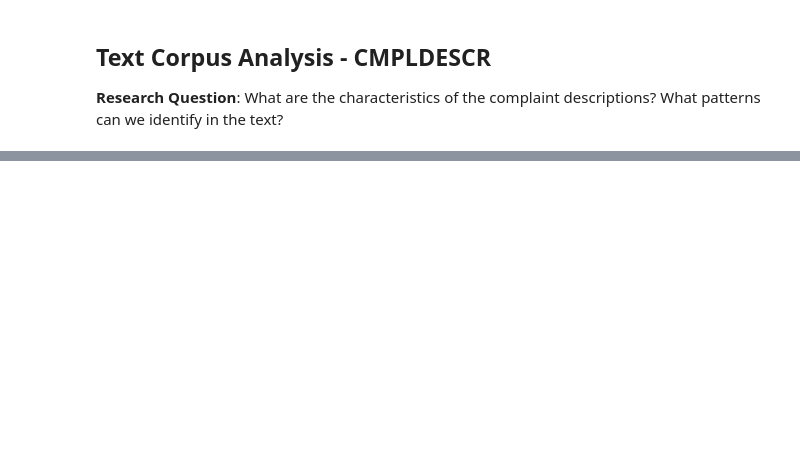
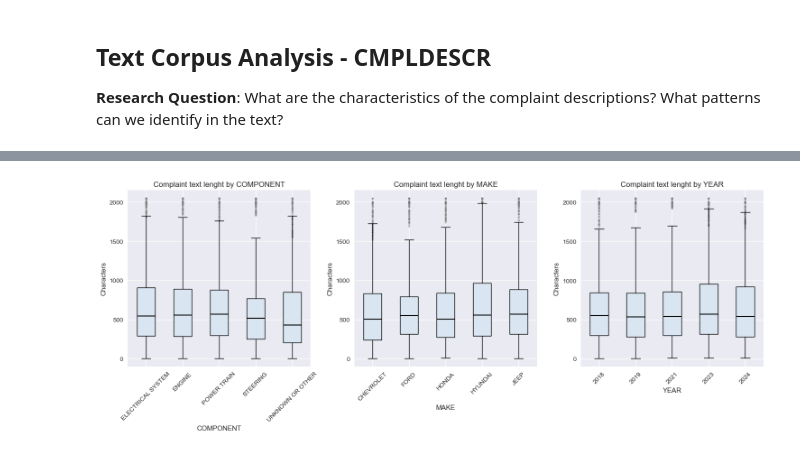
Before and after one commit to erikmoralestec/proyecto-integrador-grafos-de-conocimiento-llm, a Jupyter notebook: notebooks/01_EDA_UserComplaints.ipynb, the cells around one changed output, grey strips where cells are left out. Cells and saved outputs as stored; diff of their text form; code cells hidden in the pictures; blank space fills up the shorter version.

```diff
--- a/notebooks/01_EDA_UserComplaints.ipynb
+++ b/notebooks/01_EDA_UserComplaints.ipynb
@@ -342,3 +423,7 @@ Name: count, dtype: int64
 ## Test: Correlation Analysis with Categorical Variables
 
 **Test Question**: Can we include descriptive variables in correlation analysis by encoding them numerically?
+# %%
+cat_cols = df.select_dtypes(include=['object', 'category']).columns
+for c in cat_cols:
+    print(f"{c}: {df[c].nunique()} valores únicos")
@@ -619 +749,79 @@ Top 20 Most Common Words:
 [figure]
+# %%
+TEXT_COL = next((c for c in ['CMPLDESCR','CDESCR','DESCRIPTION'] if c in df.columns), None)
+if TEXT_COL is None:
+    print("⚠️ No se encontró columna de texto (CMPLDESCR/CDESCR/DESCRIPTION).")
+else:
+    print("\n" + "-"*40)
+    print("TEXT PATTERNS BY VARIABLES")
+    print("-"*40)
+
+    # Subconjunto con texto no nulo
+    text_df = df[df[TEXT_COL].notna()].copy()
+
+    # Asegurar string
+    text_df[TEXT_COL] = text_df[TEXT_COL].astype(str)
+
+    # Métricas de texto
+    text_df['TEXT_LENGTH'] = text_df[TEXT_COL].str.len()
+    text_df['WORD_COUNT']  = text_df[TEXT_COL].str.split().str.len()
+
+    # Variables categóricas clave (si existen)
+    key_vars = ['COMPONENT', 'MAKE', 'YEAR']
+    available_vars = [v for v in key_vars if v in text_df.columns]
+
+    if available_vars:
+        fig, axes = plt.subplots(1, len(available_vars), figsize=(5*len(available_vars), 6))
+        if len(available_vars) == 1:
+            axes = [axes]
+
+        for i, var in enumerate(available_vars):
+            top = text_df[var].value_counts().head(5).index
+            subset = text_df[text_df[var].isin(top)]
+
+            subset.boxplot(
+                column='TEXT_LENGTH', by=var, ax=axes[i],
+                showfliers=False, patch_artist=True,
+                boxprops=dict(facecolor='#d9e6f2'),
+                medianprops=dict(color='black', linewidth=1.5),
+                whiskerprops=dict(linewidth=1), capprops=dict(linewidth=1)
+    )
+
+            # Añadir “algunos” outliers por categoría (p. ej. 150 puntos máximo)
+            for cat in top:
+                y = subset.loc[subset[var] == cat, 'TEXT_LENGTH'].values
+                q1, q3 = np.percentile(y, [25, 75])
+                iqr = q3 - q1
+                out = y[(y < q1 - 1.5*iqr) | (y > q3 + 1.5*iqr)]
+                if len(out) > 0:
+                    samp = np.random.choice(out, size=min(150, len(out)), replace=False)
+                    x = np.full_like(samp, fill_value=list(top).index(cat)+1, dtype=float)
+                    axes[i].scatter(x, samp, s=6, alpha=0.25, c='gray')  # puntos suaves
+
+            axes[i].set_title(f'Complaint text lenght by {var}')
+            axes[i].set_xlabel(var); axes[i].set_ylabel('Characters')
+            axes[i].tick_params(axis='x', rotation=45)
+
+        # Quita el suptitle automático de pandas
+        plt.suptitle('')
+        plt.tight_layout()
+        plt.show()
+    else:
+        print("No hay variables categóricas disponibles entre MAKE/COMPONENT/STATE para graficar.")
+
+    # --- Ejemplos de quejas ---
+    print("\nExample Complaints:")
+    print("="*50)
+
+    # Opción de los top 3 textos más largos
+    examples = text_df.sort_values('TEXT_LENGTH', ascending=False)[TEXT_COL].head(3)
+
+    # Opción de textos aleatorios
+    #examples = text_df[TEXT_COL].sample(min(3, len(text_df)), random_state=42)
+
+    for i, txt in enumerate(examples, 1):
+        preview = txt[:400] + ("..." if len(txt) > 400 else "")
+        print(f"\nComplaint {i}:")
+        print(f"Length: {len(txt)} characters")
+        print(f"Text: {preview}")
+# %% [output]
@@ -619,0 +831 @@ Top 20 Most Common Words:
+[figure, added]
```
Also changed, not shown: parts of 30 cells of this notebook.
